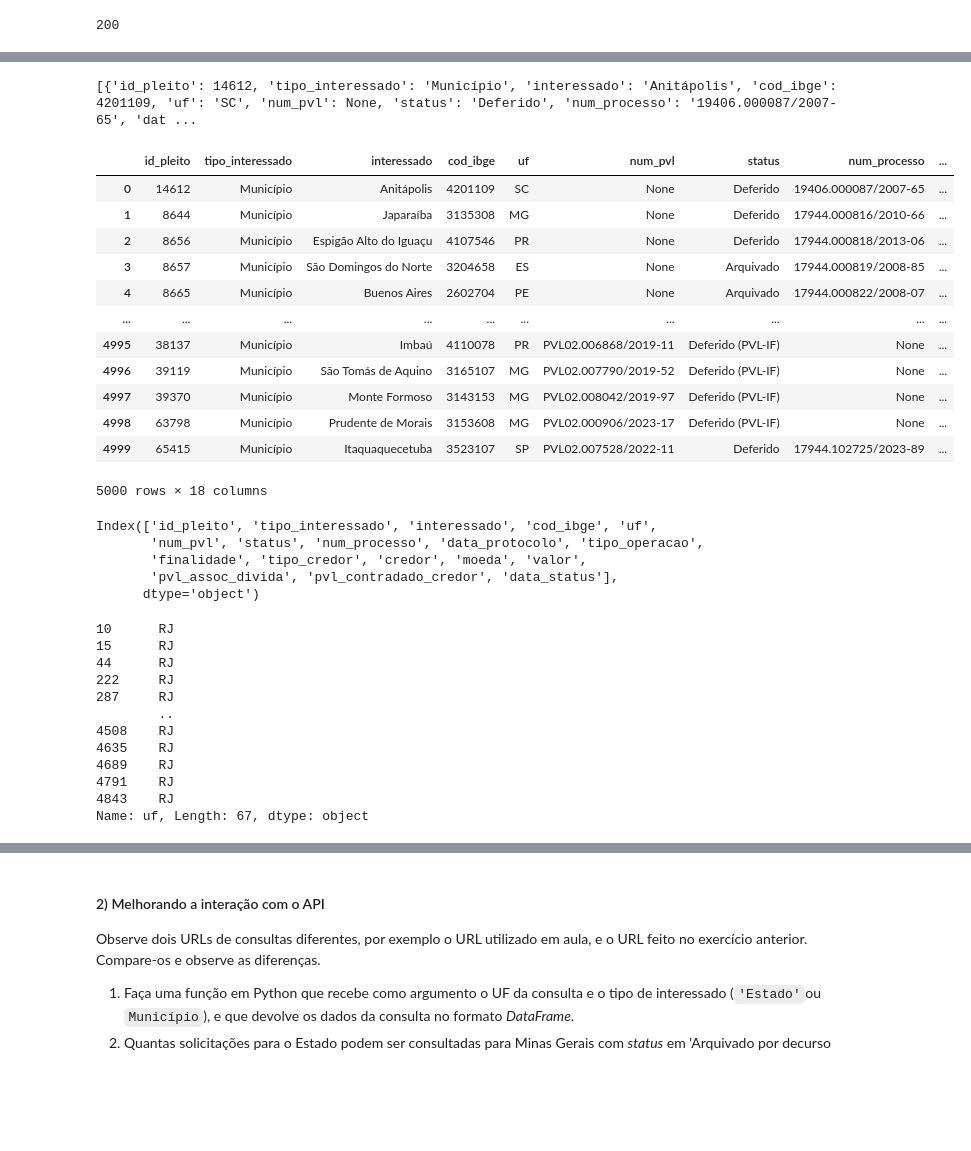
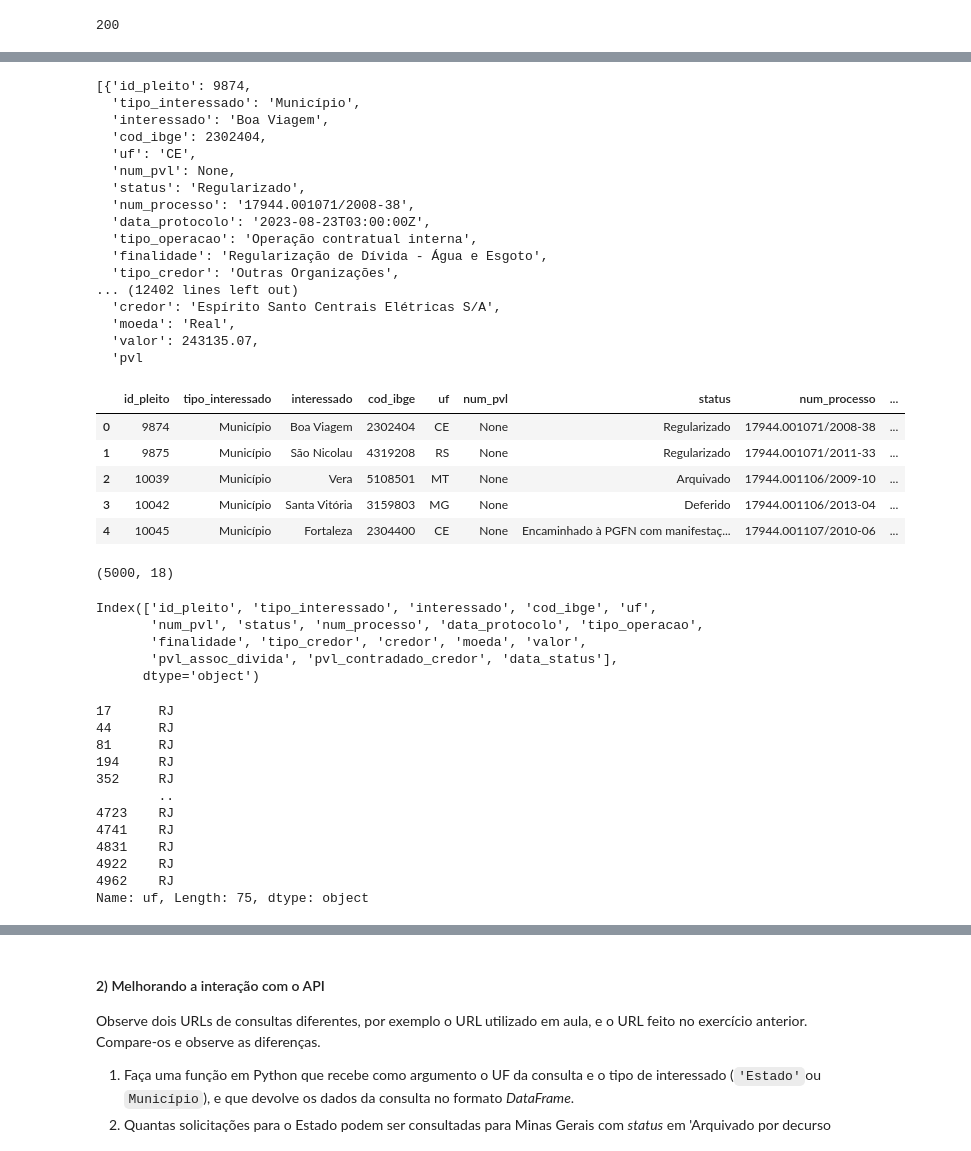
Before and after one commit to alexcmendonca/data_science_ebac, a Jupyter notebook: exercicios/modulo_004/parte_03/Mod04Ex06-08.ipynb, the cells around one changed output, grey strips where cells are left out. Cells and saved outputs as stored; diff of their text form; code cells hidden in the pictures; blank space fills up the shorter version.

```diff
--- a/exercicios/modulo_004/parte_03/Mod04Ex06-08.ipynb
+++ b/exercicios/modulo_004/parte_03/Mod04Ex06-08.ipynb
@@ -56,26 +56,40 @@ data_json
 # %%
 # Consultando dados em uma lista de dicionários
-print(data_json['items'])
+data_json['items']
 # %% [output]
-[{'id_pleito': 14612, 'tipo_interessado': 'Município', 'interessado': 'Anitápolis', 'cod_ibge': 4201109, 'uf': 'SC', 'num_pvl': None, 'status': 'Deferido', 'num_processo': '19406.000087/2007-65', 'dat ...
+[{'id_pleito': 9874,
+  'tipo_interessado': 'Município',
+  'interessado': 'Boa Viagem',
+  'cod_ibge': 2302404,
+  'uf': 'CE',
+  'num_pvl': None,
+  'status': 'Regularizado',
+  'num_processo': '17944.001071/2008-38',
+  'data_protocolo': '2023-08-23T03:00:00Z',
+  'tipo_operacao': 'Operação contratual interna',
+  'finalidade': 'Regularização de Dívida - Água e Esgoto',
+  'tipo_credor': 'Outras Organizações',
+... (12402 lines left out)
+  'credor': 'Espírito Santo Centrais Elétricas S/A',
+  'moeda': 'Real',
+  'valor': 243135.07,
+  'pvl
 # %%
 # Criar dataframe através da lista
 df_base = pd.DataFrame(data_json['items'])
-df_base
+df_base.head()
 # %% [output]
 |  | id_pleito | tipo_interessado | interessado | cod_ibge | uf | num_pvl | status | num_processo | ... |
-| 0 | 14612 | Município | Anitápolis | 4201109 | SC | None | Deferido | 19406.000087/2007-65 | ... |
-| 1 | 8644 | Município | Japaraíba | 3135308 | MG | None | Deferido | 17944.000816/2010-66 | ... |
-| 2 | 8656 | Município | Espigão Alto do Iguaçu | 4107546 | PR | None | Deferido | 17944.000818/2013-06 | ... |
-| 3 | 8657 | Município | São Domingos do Norte | 3204658 | ES | None | Arquivado | 17944.000819/2008-85 | ... |
-| 4 | 8665 | Município | Buenos Aires | 2602704 | PE | None | Arquivado | 17944.000822/2008-07 | ... |
-| ... | ... | ... | ... | ... | ... | ... | ... | ... | ... |
-| 4995 | 38137 | Município | Imbaú | 4110078 | PR | PVL02.006868/2019-11 | Deferido (PVL-IF) | None | ... |
-| 4996 | 39119 | Município | São Tomás de Aquino | 3165107 | MG | PVL02.007790/2019-52 | Deferido (PVL-IF) | None | ... |
-| 4997 | 39370 | Município | Monte Formoso | 3143153 | MG | PVL02.008042/2019-97 | Deferido (PVL-IF) | None | ... |
-| 4998 | 63798 | Município | Prudente de Morais | 3153608 | MG | PVL02.000906/2023-17 | Deferido (PVL-IF) | None | ... |
-| 4999 | 65415 | Município | Itaquaquecetuba | 3523107 | SP | PVL02.007528/2022-11 | Deferido | 17944.102725/2023-89 | ... |
+| 0 | 9874 | Município | Boa Viagem | 2302404 | CE | None | Regularizado | 17944.001071/2008-38 | ... |
+| 1 | 9875 | Município | São Nicolau | 4319208 | RS | None | Regularizado | 17944.001071/2011-33 | ... |
+| 2 | 10039 | Município | Vera | 5108501 | MT | None | Arquivado | 17944.001106/2009-10 | ... |
+| 3 | 10042 | Município | Santa Vitória | 3159803 | MG | None | Deferido | 17944.001106/2013-04 | ... |
+| 4 | 10045 | Município | Fortaleza | 2304400 | CE | None | Encaminhado à PGFN com manifestaç... | 17944.001107/2010-06 | ... |
-5000 rows × 18 columns
+# %%
+# consultando o volume dos dados
+df_base.shape
+# %% [output]
+(5000, 18)
 # %%
 # Consultando colunas do dataframe
 df_base.columns
@@ -85,21 +99,21 @@ Index(['id_pleito', 'tipo_interessado', 'interessado', 'cod_ibge', 'uf',
        'finalidade', 'tipo_credor', 'credor', 'moeda', 'valor',
        'pvl_assoc_divida', 'pvl_contradado_credor', 'data_status'],
       dtype='object')
-# %%
-# Consulta utilizando método Dataframe para acessar por meio de rótulo
-df_base.loc[df_base['uf'] == 'RJ', 'uf']
-# %% [output]
-10      RJ
-15      RJ
-44      RJ
-222     RJ
-287     RJ
-        ..
-4508    RJ
-4635    RJ
-4689    RJ
-4791    RJ
-4843    RJ
-Name: uf, Length: 67, dtype: object
+# %%
+# filtrando dados com o uf desejado e retornando apenas o valores dessa coluna
+df_base.loc[df_base['uf'] == 'RJ', 'uf']
+# %% [output]
+17      RJ
+44      RJ
+81      RJ
+194     RJ
+352     RJ
+        ..
+4723    RJ
+4741    RJ
+4831    RJ
+4922    RJ
+4962    RJ
+Name: uf, Length: 75, dtype: object
 # %%
 # Consulta Dataframe com filtro pela coluna UF
```
Also changed, not shown: parts of 30 cells of this notebook, 7 other files.
